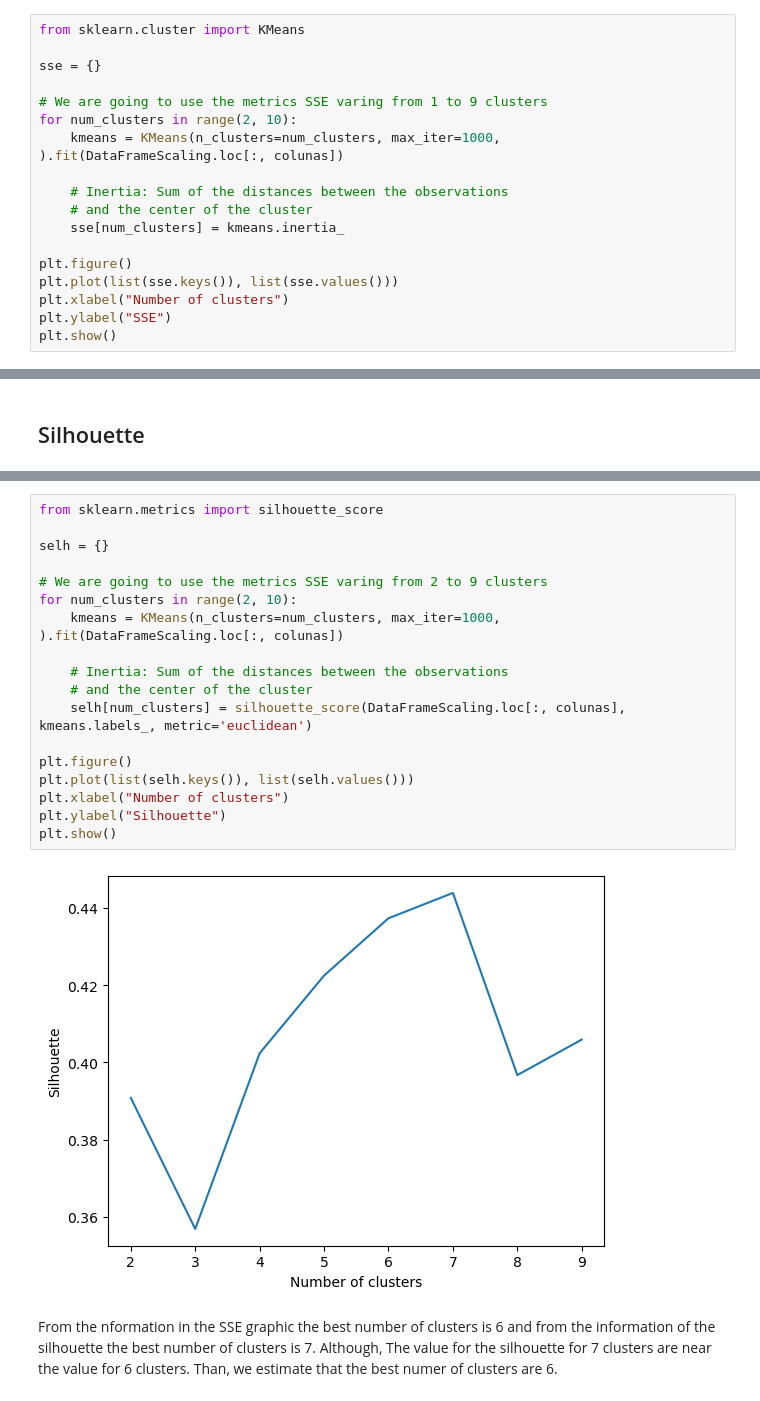
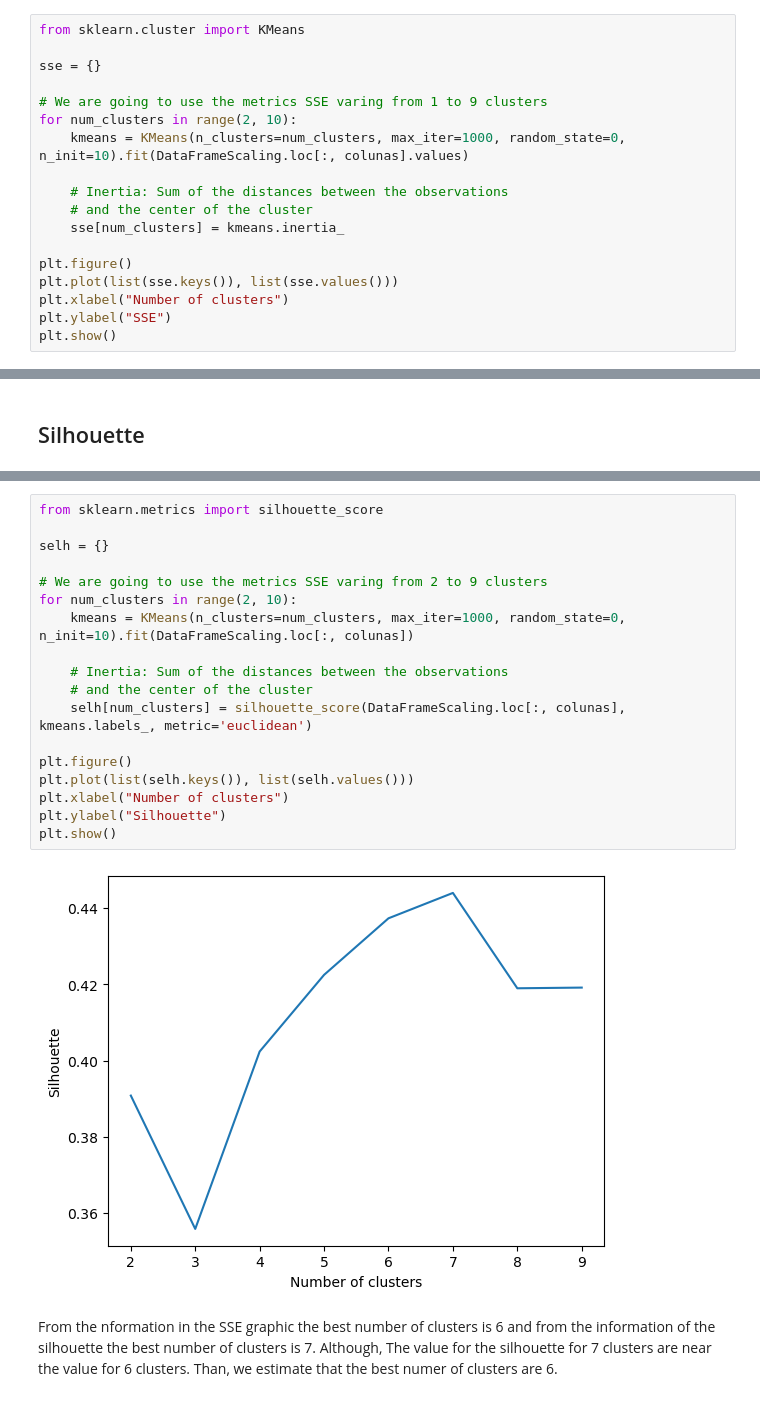
Before and after one commit to barbara0187/portifolio, a Jupyter notebook: 3_Costumer_Clustering/Costumer_Clustering.ipynb, the cells around one changed output, grey strips where cells are left out. Drawn from its saved outputs; the diff is of its cells as text.

```diff
--- a/3_Costumer_Clustering/Costumer_Clustering.ipynb
+++ b/3_Costumer_Clustering/Costumer_Clustering.ipynb
@@ -134,7 +138,7 @@ sse = {}
 
 # We are going to use the metrics SSE varing from 1 to 9 clusters
 for num_clusters in range(2, 10):
-    kmeans = KMeans(n_clusters=num_clusters, max_iter=1000, ).fit(DataFrameScaling.loc[:, colunas])
+    kmeans = KMeans(n_clusters=num_clusters, max_iter=1000, random_state=0, n_init=10).fit(DataFrameScaling.loc[:, colunas].values)
 
     # Inertia: Sum of the distances between the observations
     # and the center of the cluster
@@ -154,23 +158,23 @@ The closer the silhouette value is to 1, the more separated the clusters are. We
 # %%
 from sklearn.metrics import silhouette_score
 
 selh = {}
 
 # We are going to use the metrics SSE varing from 2 to 9 clusters
 for num_clusters in range(2, 10):
-    kmeans = KMeans(n_clusters=num_clusters, max_iter=1000, ).fit(DataFrameScaling.loc[:, colunas])
+    kmeans = KMeans(n_clusters=num_clusters, max_iter=1000, random_state=0, n_init=10).fit(DataFrameScaling.loc[:, colunas])
 
     # Inertia: Sum of the distances between the observations
     # and the center of the cluster
     selh[num_clusters] = silhouette_score(DataFrameScaling.loc[:, colunas], kmeans.labels_, metric='euclidean')
 
 plt.figure()
 plt.plot(list(selh.keys()), list(selh.values()))
 plt.xlabel("Number of clusters")
 plt.ylabel("Silhouette")
 plt.show()
 # %% [output]
-[figure, old version]
+[figure, new version]
 # %% [markdown]
 From the nformation in the SSE graphic the best number of clusters is 6 and from the information of the silhouette the best number of clusters is 7. Although, The value for the silhouette for 7 clusters are near the value for 6 clusters. Than, we estimate that the best numer of clusters are 6.
 # %%
```
Also changed, not shown: parts of 9 cells of this notebook, 4 other files.
